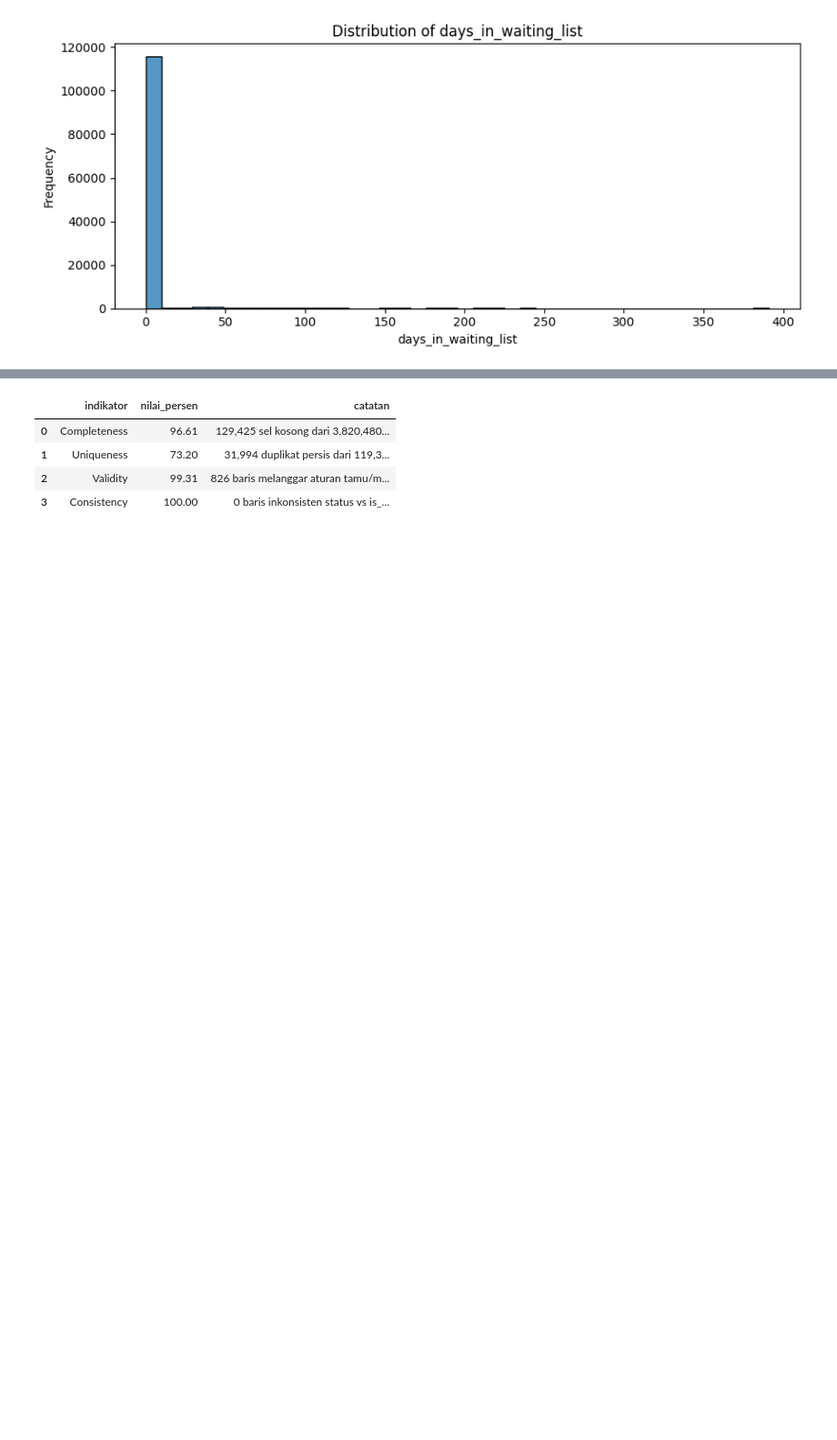
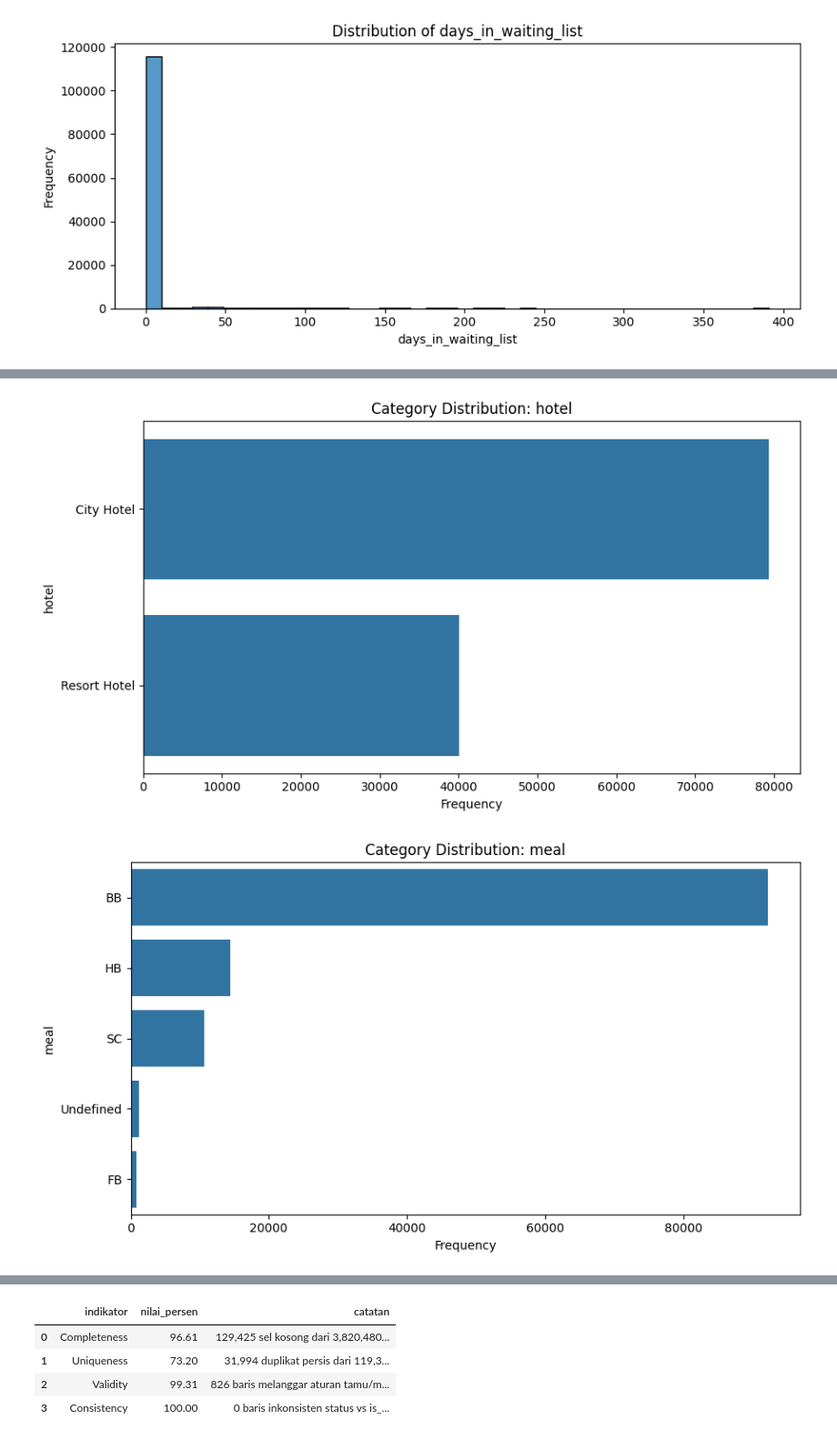
Before and after one commit to aulnr43/final_peoject_tsdw, a Jupyter notebook: notebooks/02_quality_assessment.ipynb, the cells around one changed output, grey strips where cells are left out. Shown at 91% size. Drawn from its saved outputs; the diff is of its cells as text; code cells hidden in the pictures; blank space fills up the shorter version.

```diff
--- a/notebooks/02_quality_assessment.ipynb
+++ b/notebooks/02_quality_assessment.ipynb
@@ -550,2 +557,32 @@ Seluruh variabel di `num_cols` cenderung miring ke kanan (*right-skewed*) dengan
 
 Nilai ekstrem di ekor kanan sebaiknya dicek dulu antara kasus bisnis wajar dan anomali sebelum diputuskan pada tahap *cleaning*.
+# %%
+# Visualisasi distribusi kategori
+for col in cat_cols:
+    plt.figure(figsize=(9, 5))
+
+    counts = hotels[col].value_counts(
+        dropna=False
+    )
+
+    sns.barplot(
+        x=counts.values,
+        y=counts.index.astype(str)
+    )
+
+    plt.title(f"Category Distribution: {col}")
+    plt.xlabel("Frequency")
+    plt.ylabel(col)
+    plt.tight_layout()
+
+    plt.savefig(
+        figures_dir / f"category_{col}.png",
+        dpi=150,
+        bbox_inches="tight"
+    )
+
+    plt.show()
+    plt.close()
+# %% [output]
+[figure, added]
+[figure, added]
```
Also changed, not shown: parts of 4 cells of this notebook.
